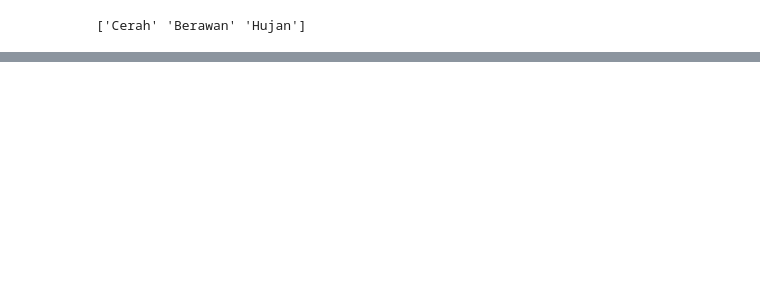
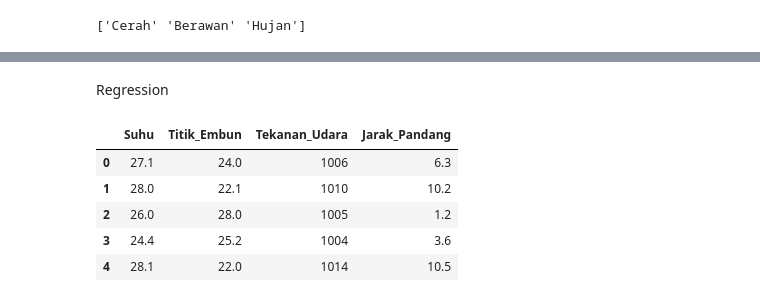
Before and after one commit to makrufboy/Data-Mining-Random-Data-on-Nutritional-Status, a Jupyter notebook: TB_DataMining_PendapatanNilai.ipynb, the cells around one changed output, grey strips where cells are left out. Cells and saved outputs as stored; diff of their text form; code cells hidden in the pictures; blank space fills up the shorter version.

```diff
--- a/TB_DataMining_PendapatanNilai.ipynb
+++ b/TB_DataMining_PendapatanNilai.ipynb
@@ -183,0 +182,2 @@ plt.show()
+# %% [markdown]
+Regression
@@ -183,0 +187,9 @@ plt.show()
+# %%
+df.head()
+# %% [output]
+|  | Suhu | Titik_Embun | Tekanan_Udara | Jarak_Pandang |
+| 0 | 27.1 | 24.0 | 1006 | 6.3 |
+| 1 | 28.0 | 22.1 | 1010 | 10.2 |
+| 2 | 26.0 | 28.0 | 1005 | 1.2 |
+| 3 | 24.4 | 25.2 | 1004 | 3.6 |
+| 4 | 28.1 | 22.0 | 1014 | 10.5 |
```
Also changed, not shown: parts of 31 cells of this notebook.
